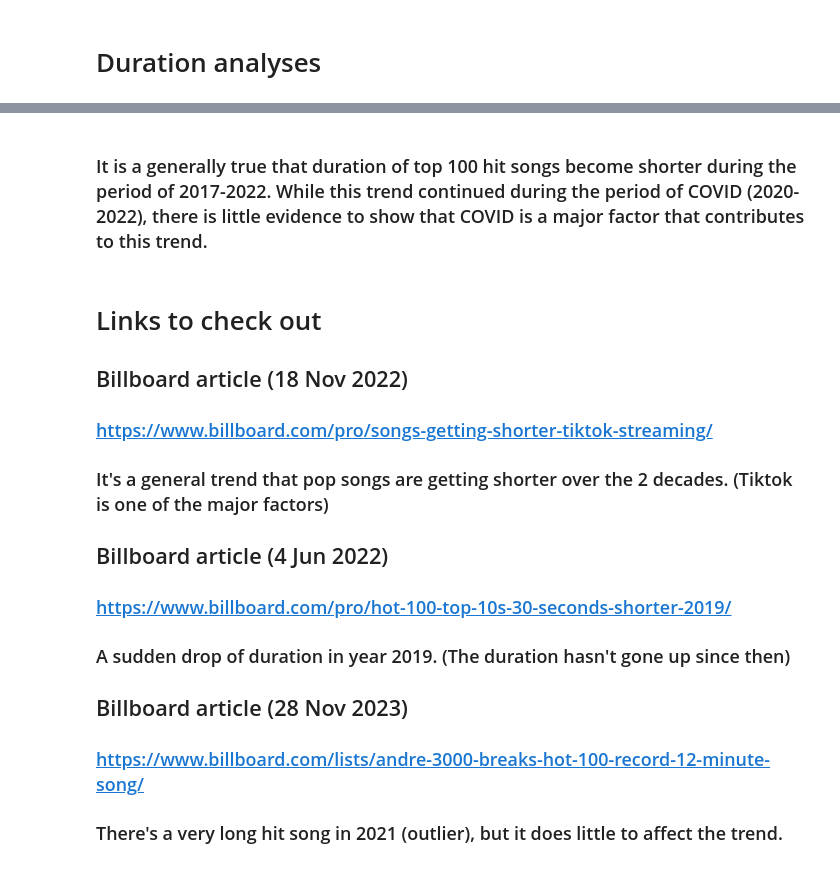
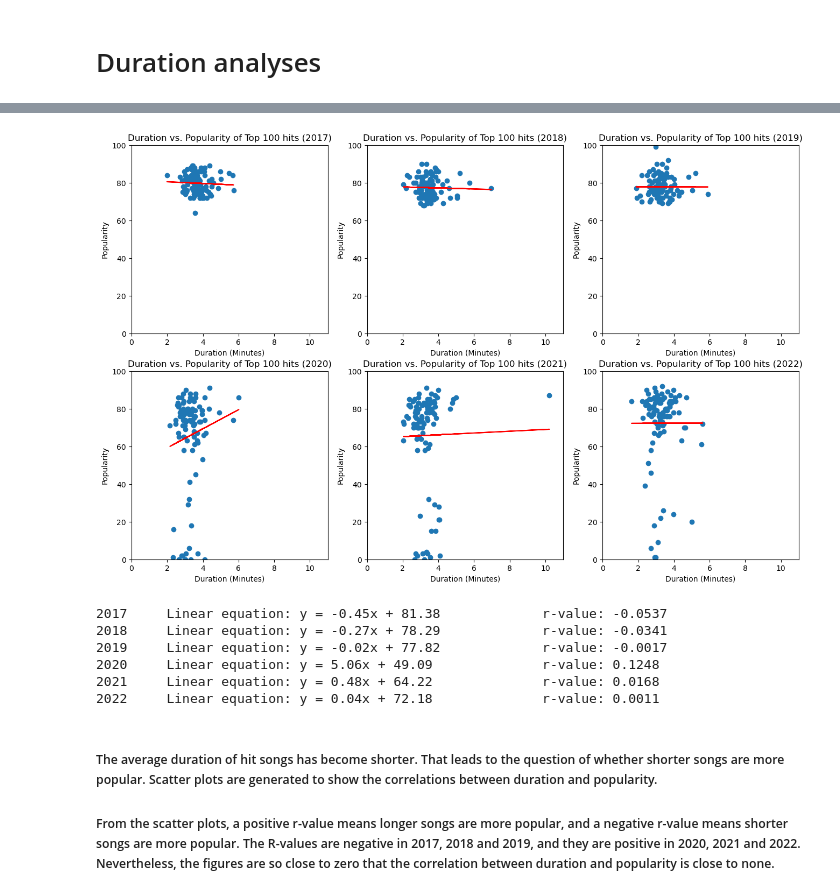
Before and after one commit to catisf/Project-1-Group-2, a Jupyter notebook: jupyter_notebooks/duration_analyses.ipynb, the cells around one changed output, grey strips where cells are left out. Drawn from its saved outputs; the diff is of its cells as text; code cells hidden in the pictures.

```diff
--- a/jupyter_notebooks/duration_analyses.ipynb
+++ b/jupyter_notebooks/duration_analyses.ipynb
@@ -110,15 +190,40 @@ plt.show()
+# %%
+regress_values = []
+line_eqs = []
+rvalues = []
+for i in range(6):
+    (slope, intercept, rvalue, pvalue, stderr) = st.linregress(duration_minf[i], popularity[i])
+    regress_value = duration_minf[i] * slope + intercept
+    regress_values.append(regress_value)
+    line_eqs.append("y = " + str(round(slope,2)) + "x + " + str(round(intercept,2)))
+    rvalues.append(rvalue)
+
+# Duration vs popularity per year (Scatter Plot)
+fig, axs = plt.subplots(2, 3, figsize=(16, 10))
+custom_xlim = (0, 11)
+custom_ylim = (0, 100)
+plt.setp(axs, xlim=custom_xlim, ylim=custom_ylim, xlabel="Duration (Minutes)", ylabel="Popularity")
+
+for i in range(6):
+    axs[divmod(i,3)[0], divmod(i,3)[1]].scatter(duration_minf[i], popularity[i])
+    axs[divmod(i,3)[0], divmod(i,3)[1]].plot(duration_minf[i],regress_values[i], color = "red")
+    axs[divmod(i,3)[0], divmod(i,3)[1]].set_title(f"Duration vs. Popularity of Top 100 hits ({years[i]})")
+
+# Save and show the scatter
+plt.savefig("../output_data/duration_popularity_year.png")
+plt.show()
+
+for i in range(6):
+    print(f"{years[i]} \t Linear equation: {line_eqs[i]} \t\t r-value: {round(rvalues[i],4)}")
+# %% [output]
+[figure, added]
+2017     Linear equation: y = -0.45x + 81.38             r-value: -0.0537
+2018     Linear equation: y = -0.27x + 78.29             r-value: -0.0341
+2019     Linear equation: y = -0.02x + 77.82             r-value: -0.0017
+2020     Linear equation: y = 5.06x + 49.09              r-value: 0.1248
+2021     Linear equation: y = 0.48x + 64.22              r-value: 0.0168
+2022     Linear equation: y = 0.04x + 72.18              r-value: 0.0011
 # %% [markdown]
-### It is a generally true that duration of top 100 hit songs become shorter during the period of 2017-2022. While this trend continued during the period of COVID (2020-2022), there is little evidence to show that COVID is a major factor that contributes to this trend.
+##### The average duration of hit songs has become shorter. That leads to the question of whether shorter songs are more popular. Scatter plots are generated to show the correlations between duration and popularity.
+
+##### From the scatter plots, a positive r-value means longer songs are more popular, and a negative r-value means shorter songs are more popular. The R-values are negative in 2017, 2018 and 2019, and they are positive in 2020, 2021 and 2022. Nevertheless, the figures are so close to zero that the correlation between duration and popularity is close to none.
-# %% [markdown]
-# Links to check out
-## Billboard article (18 Nov 2022)
-### https://www.billboard.com/pro/songs-getting-shorter-tiktok-streaming/
-### It's a general trend that pop songs are getting shorter over the 2 decades. (Tiktok is one of the major factors)
-
-## Billboard article (4 Jun 2022)
-### https://www.billboard.com/pro/hot-100-top-10s-30-seconds-shorter-2019/
-### A sudden drop of duration in year 2019. (The duration hasn't gone up since then)
-
-## Billboard article (28 Nov 2023)
-### https://www.billboard.com/lists/andre-3000-breaks-hot-100-record-12-minute-song/
-### There's a very long hit song in 2021 (outlier), but it does little to affect the trend.
```
Also changed, not shown: parts of 18 cells of this notebook, 6 other files.
